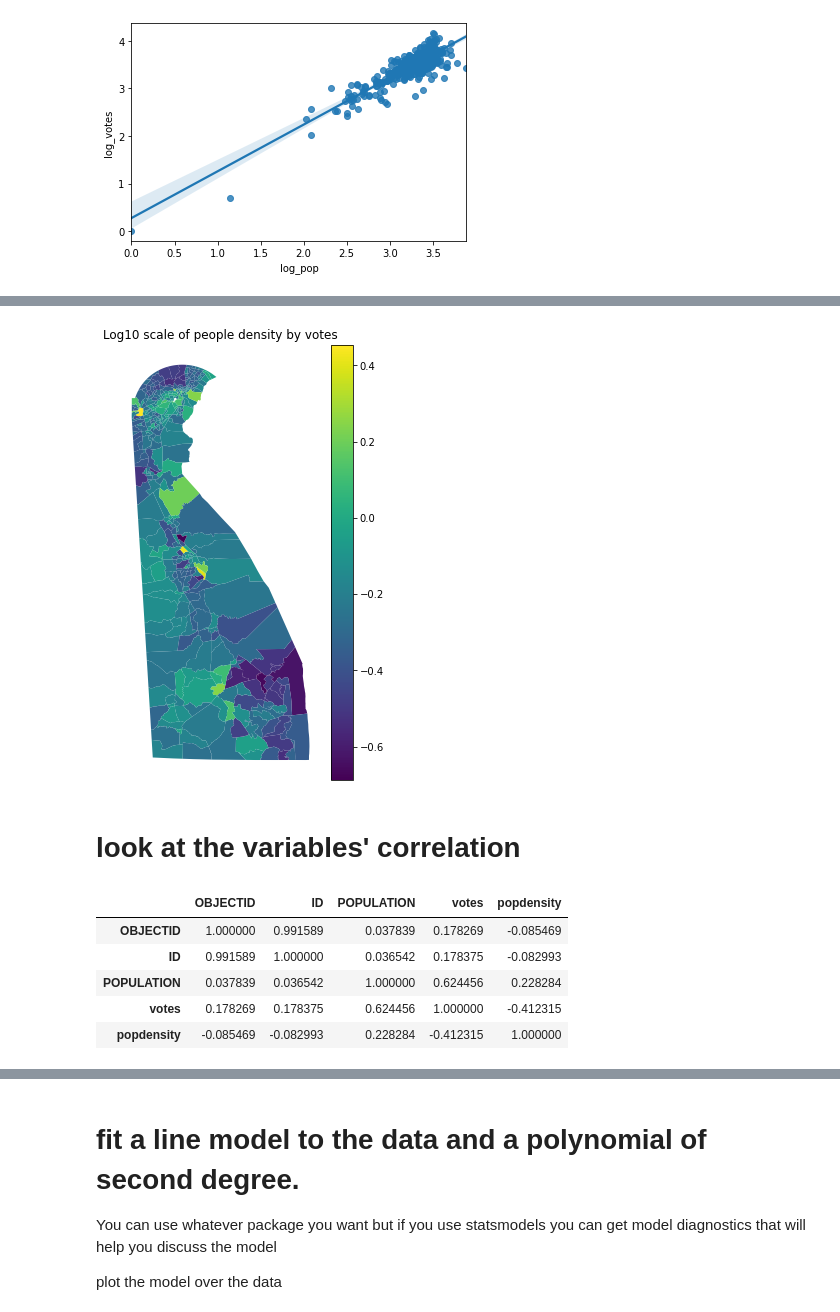
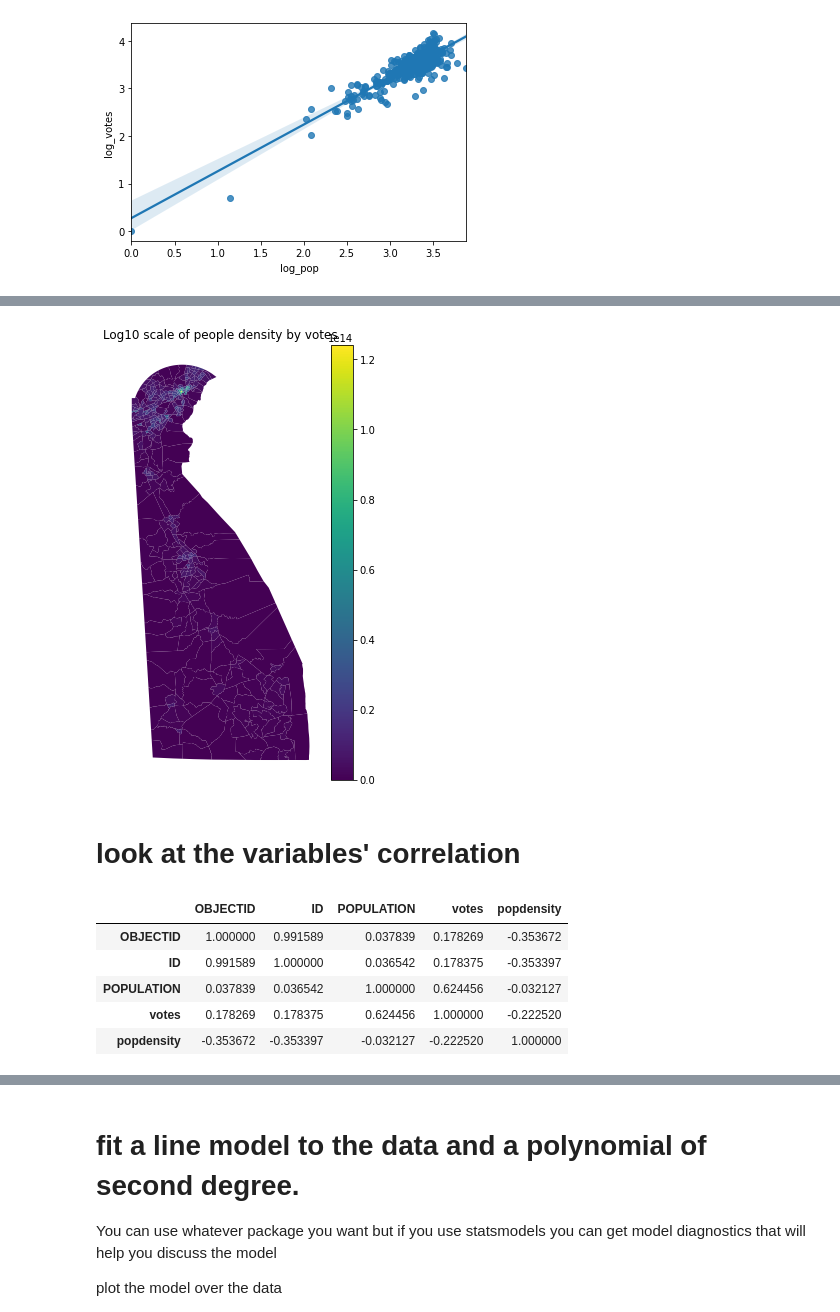
Before and after one commit to KLeeDE/PUS2020_KLee, a Jupyter notebook: HW5/DEelectoral_HW5_Kyungmin.ipynb, the cells around one changed output, grey strips where cells are left out. Cells and saved outputs as stored; diff of their text form; code cells hidden in the pictures.

```diff
--- a/HW5/DEelectoral_HW5_Kyungmin.ipynb
+++ b/HW5/DEelectoral_HW5_Kyungmin.ipynb
@@ -118,0 +114,5 @@ import seaborn as sns
+# %%
+# Calculate population density
+de_elecmap["popdensity"] = de_elecmap["POPULATION"] / (de_elecmap["geometry"].area/10**6)
+de_elecmap["log_popden"] = np.log10(de_elecmap.popdensity)
+de_elecmap.head()
@@ -187,5 +179,0 @@ de_elecmap
-# %%
-# human population density is 50 per km2 (129 per sq. mi.).
-de_elecmap["popdensity"] = de_elecmap["POPULATION"] / de_elecmap["votes"]
-de_elecmap["log_popden"] = np.log10(de_elecmap.popdensity)
-de_elecmap.head()
@@ -199,11 +180,11 @@ de_elecmap.head()
 # %%
 fig = plt.figure(figsize=(10,8))
 ax = fig.add_subplot(121)
-de_elecmap.plot(column="log_popden", ax=ax, legend=True)
+de_elecmap.plot(column="popdensity", ax=ax, legend=True)
 plt.title("Log10 scale of people density by votes")
 ax.axis('off');
 # %% [output]
-[figure, old version]
+[figure, new version]
 # %% [markdown]
 # look at the variables' correlation
 # %%
@@ -215,11 +196,11 @@ de_elecmap_sub = de_elecmap[cols]
 de_elecmap_sub.corr()
 # %% [output]
 |  | OBJECTID | ID | POPULATION | votes | popdensity |
-| OBJECTID | 1.000000 | 0.991589 | 0.037839 | 0.178269 | -0.085469 |
-| ID | 0.991589 | 1.000000 | 0.036542 | 0.178375 | -0.082993 |
-| POPULATION | 0.037839 | 0.036542 | 1.000000 | 0.624456 | 0.228284 |
-| votes | 0.178269 | 0.178375 | 0.624456 | 1.000000 | -0.412315 |
-| popdensity | -0.085469 | -0.082993 | 0.228284 | -0.412315 | 1.000000 |
+| OBJECTID | 1.000000 | 0.991589 | 0.037839 | 0.178269 | -0.353672 |
+| ID | 0.991589 | 1.000000 | 0.036542 | 0.178375 | -0.353397 |
+| POPULATION | 0.037839 | 0.036542 | 1.000000 | 0.624456 | -0.032127 |
+| votes | 0.178269 | 0.178375 | 0.624456 | 1.000000 | -0.222520 |
+| popdensity | -0.353672 | -0.353397 | -0.032127 | -0.222520 | 1.000000 |
 # %%
 #Correlation matrix - we will discuss this kind of plot soon
 plt.imshow(de_elecmap_sub.corr())
```
Also changed, not shown: parts of 28 cells of this notebook.
